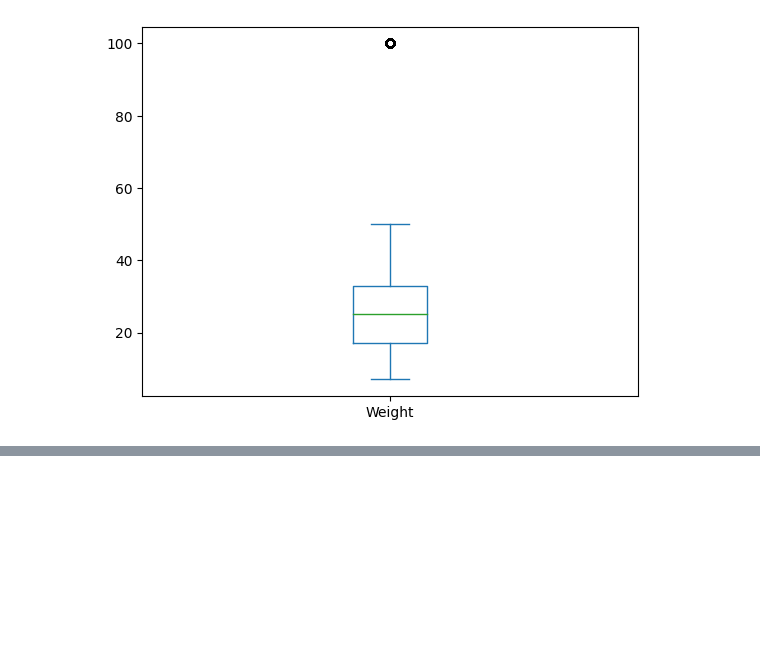
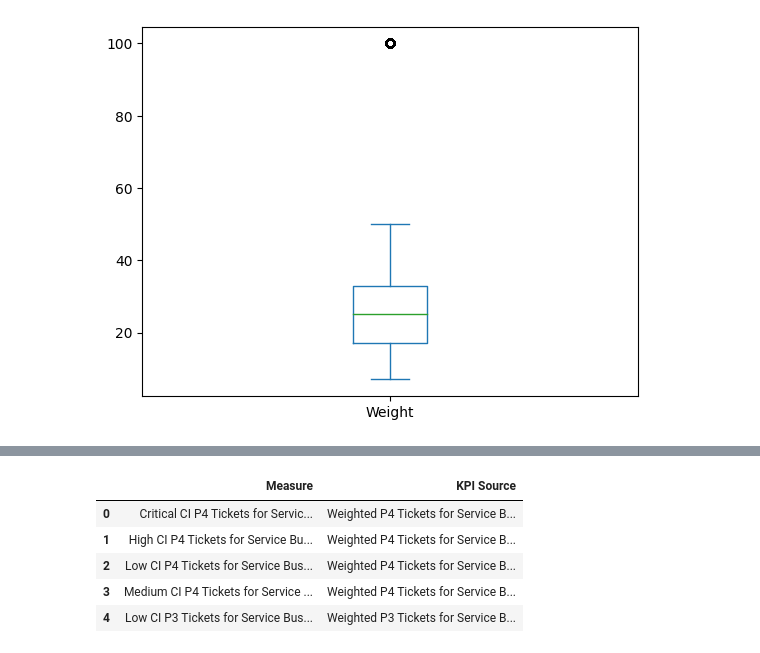
Before and after one commit to HesusG/laboratoria-talks, a Jupyter notebook: 6 medidas_tendencia_central/notebook.ipynb, the cells around one changed output, grey strips where cells are left out. Drawn from its saved outputs; the diff is of its cells as text; code cells hidden in the pictures; blank space fills up the shorter version.

```diff
--- a/6 medidas_tendencia_central/notebook.ipynb
+++ b/6 medidas_tendencia_central/notebook.ipynb
@@ -135,0 +210,9 @@ fig.show()
+# %%
+join.head()
+# %% [output]
+|  | Measure | KPI Source |
+| 0 | Critical CI P4 Tickets for Servic... | Weighted P4 Tickets for Service B... |
+| 1 | High CI P4 Tickets for Service Bu... | Weighted P4 Tickets for Service B... |
+| 2 | Low CI P4 Tickets for Service Bus... | Weighted P4 Tickets for Service B... |
+| 3 | Medium CI P4 Tickets for Service ... | Weighted P4 Tickets for Service B... |
+| 4 | Low CI P3 Tickets for Service Bus... | Weighted P3 Tickets for Service B... |
```
Also changed, not shown: parts of 16 cells of this notebook, 2 other files.
